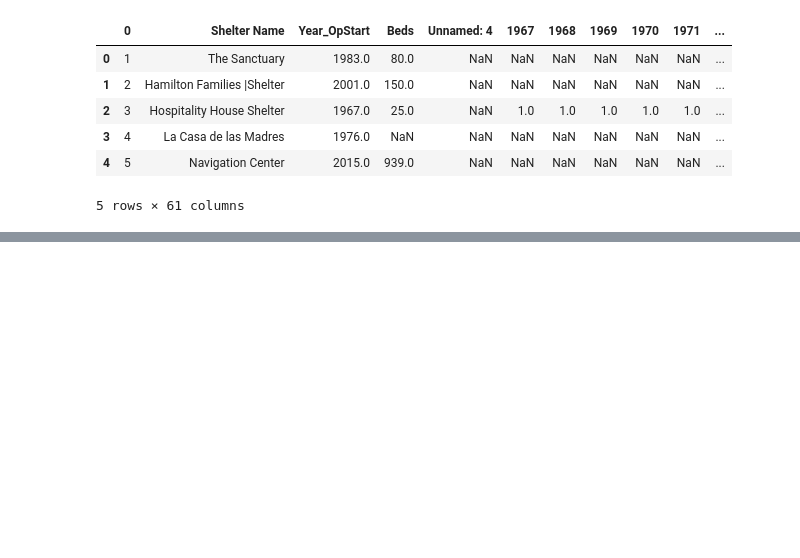
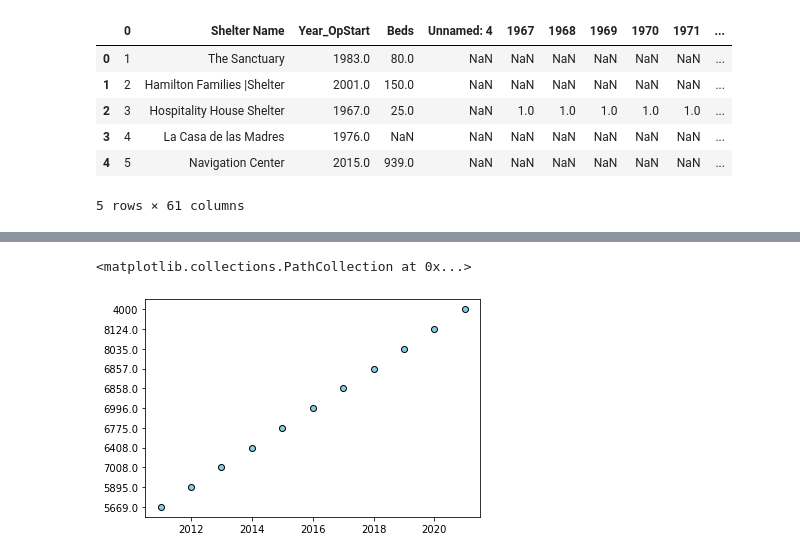
Before and after one commit to scbigler/Project1, a Jupyter notebook: Shelter_year.ipynb, the cells around one changed output, grey strips where cells are left out. Drawn from its saved outputs; the diff is of its cells as text; code cells hidden in the pictures; blank space fills up the shorter version.

```diff
--- a/Shelter_year.ipynb
+++ b/Shelter_year.ipynb
@@ -18,0 +62,4 @@ KeyboardInterrupt
+# %%
+clean_df = pd.read_csv('homeless.csv')
+clean_df.rename({"Unnamed: 0": "Type"},axis=1, inplace=True)
+clean_df
@@ -18,0 +80,3 @@ KeyboardInterrupt
+# %%
+overall_homeless =clean_df.iloc[2]
+overall_homeless
@@ -18,0 +97,3 @@ KeyboardInterrupt
+# %%
+combine = pd.concat([filter_df.sum(), overall_homeless], axis=1).T.reset_index(drop=True).drop('Type',1)
+combine.T[1] = pd.to_numeric(combine.T[1])
@@ -18,0 +102,5 @@ KeyboardInterrupt
+# %%
+plt.scatter(combine.columns.astype('int'), combine.iloc[1], marker = "o", facecolors = "skyblue", edgecolors = "black")
+# %% [output]
+<matplotlib.collections.PathCollection at 0x...>
+[figure, added]
```
Also changed, not shown: parts of 9 cells of this notebook, 3 other files.
